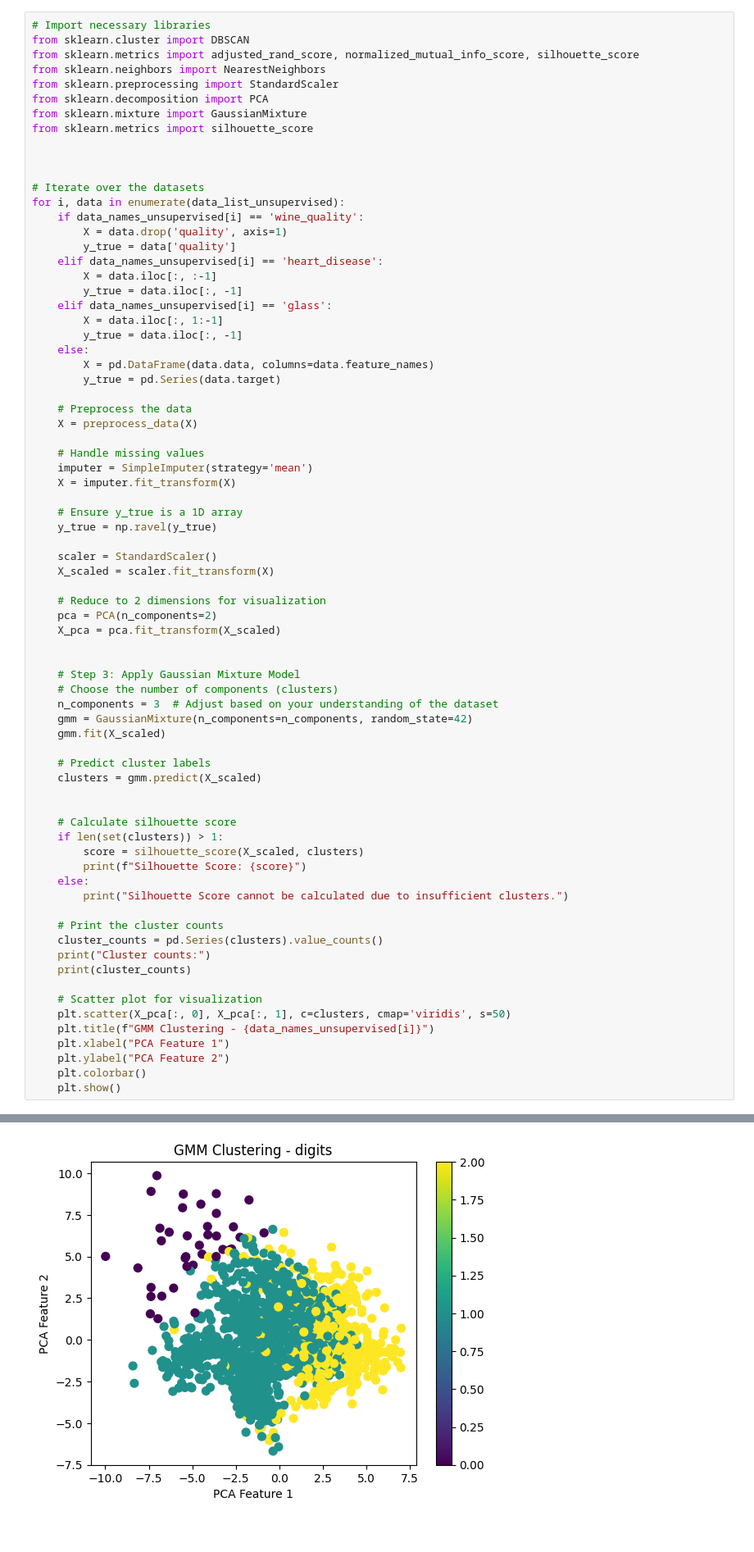
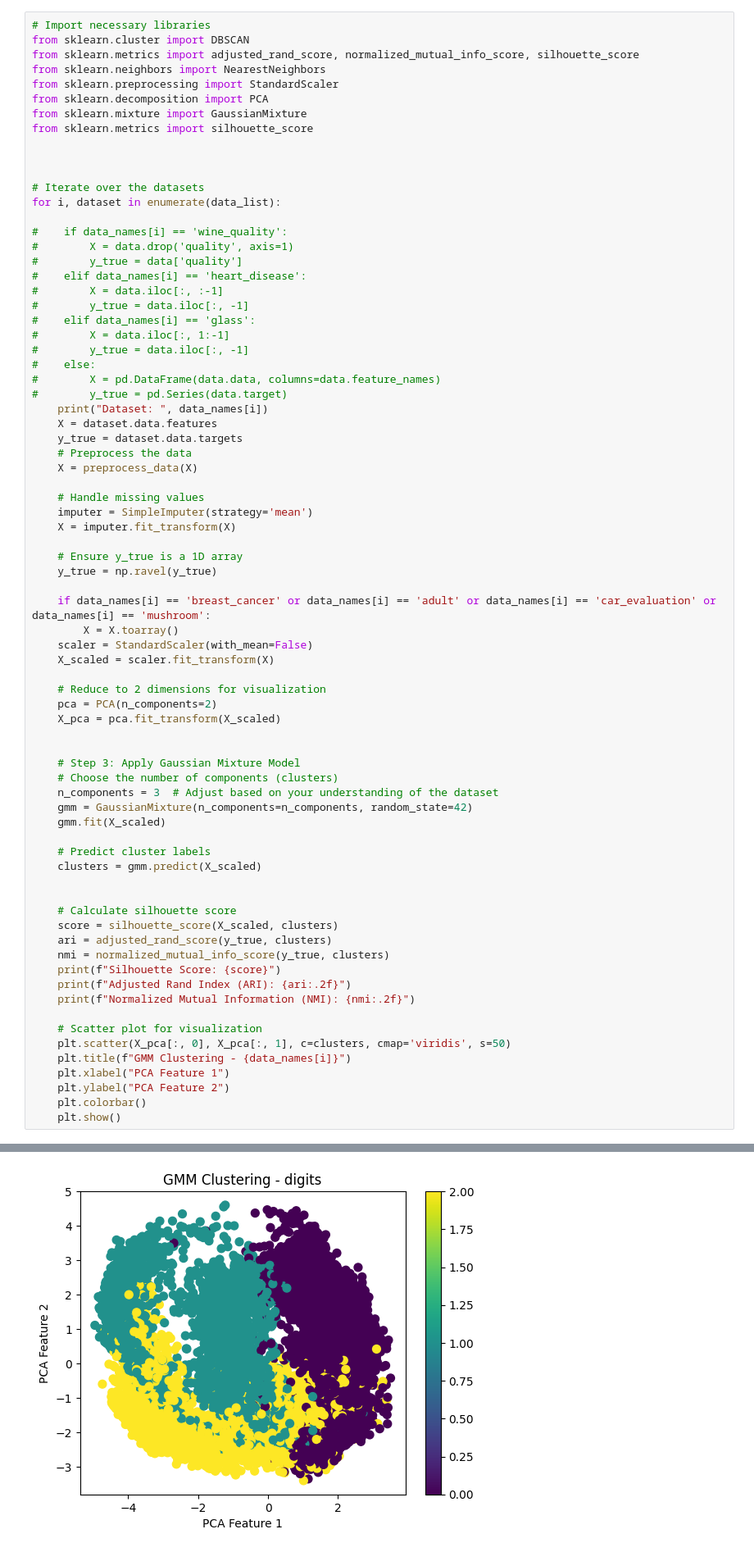
Before and after one commit to Lexagon02/D7041E-Project, a Jupyter notebook: knn_gmm.ipynb, the cells around one changed output, grey strips where cells are left out. Shown at 82% size. Saved outputs shown, nothing was run; the diff lists cells and outputs as text.

```diff
--- a/knn_gmm.ipynb
+++ b/knn_gmm.ipynb
@@ -171,20 +173,23 @@ from sklearn.metrics import silhouette_score
 
 
 # Iterate over the datasets
-for i, data in enumerate(data_list_unsupervised):
-    if data_names_unsupervised[i] == 'wine_quality':
-        X = data.drop('quality', axis=1)
-        y_true = data['quality']
-    elif data_names_unsupervised[i] == 'heart_disease':
-        X = data.iloc[:, :-1]
-        y_true = data.iloc[:, -1]
-    elif data_names_unsupervised[i] == 'glass':
-        X = data.iloc[:, 1:-1]
-        y_true = data.iloc[:, -1]
-    else:
-        X = pd.DataFrame(data.data, columns=data.feature_names)
-        y_true = pd.Series(data.target)
+for i, dataset in enumerate(data_list):
 
+#    if data_names[i] == 'wine_quality':
+#        X = data.drop('quality', axis=1)
+#        y_true = data['quality']
+#    elif data_names[i] == 'heart_disease':
+#        X = data.iloc[:, :-1]
+#        y_true = data.iloc[:, -1]
+#    elif data_names[i] == 'glass':
+#        X = data.iloc[:, 1:-1]
+#        y_true = data.iloc[:, -1]
+#    else:
+#        X = pd.DataFrame(data.data, columns=data.feature_names)
+#        y_true = pd.Series(data.target)
+    print("Dataset: ", data_names[i])
+    X = dataset.data.features
+    y_true = dataset.data.targets
     # Preprocess the data
     X = preprocess_data(X)
 
@@ -195,7 +200,9 @@ for i, data in enumerate(data_list_unsupervised):
     # Ensure y_true is a 1D array
     y_true = np.ravel(y_true)
 
-    scaler = StandardScaler()
+    if data_names[i] == 'breast_cancer' or data_names[i] == 'adult' or data_names[i] == 'car_evaluation' or data_names[i] == 'mushroom':
+        X = X.toarray()
+    scaler = StandardScaler(with_mean=False)
     X_scaled = scaler.fit_transform(X)
 
     # Reduce to 2 dimensions for visualization
@@ -214,20 +221,16 @@ for i, data in enumerate(data_list_unsupervised):
 
 
     # Calculate silhouette score
-    if len(set(clusters)) > 1:
-        score = silhouette_score(X_scaled, clusters)
-        print(f"Silhouette Score: {score}")
-    else:
-        print("Silhouette Score cannot be calculated due to insufficient clusters.")
-
-    # Print the cluster counts
-    cluster_counts = pd.Series(clusters).value_counts()
-    print("Cluster counts:")
-    print(cluster_counts)
+    score = silhouette_score(X_scaled, clusters)
+    ari = adjusted_rand_score(y_true, clusters)
+    nmi = normalized_mutual_info_score(y_true, clusters)
+    print(f"Silhouette Score: {score}")
+    print(f"Adjusted Rand Index (ARI): {ari:.2f}")
+    print(f"Normalized Mutual Information (NMI): {nmi:.2f}")
 
     # Scatter plot for visualization
     plt.scatter(X_pca[:, 0], X_pca[:, 1], c=clusters, cmap='viridis', s=50)
-    plt.title(f"GMM Clustering - {data_names_unsupervised[i]}")
+    plt.title(f"GMM Clustering - {data_names[i]}")
     plt.xlabel("PCA Feature 1")
     plt.ylabel("PCA Feature 2")
     plt.colorbar()
@@ -262,2 +269,2 @@ Cluster counts:
 Name: count, dtype: int64
-[figure, old version]
+[figure, new version]
```
Also changed, not shown: parts of 2 cells of this notebook.
